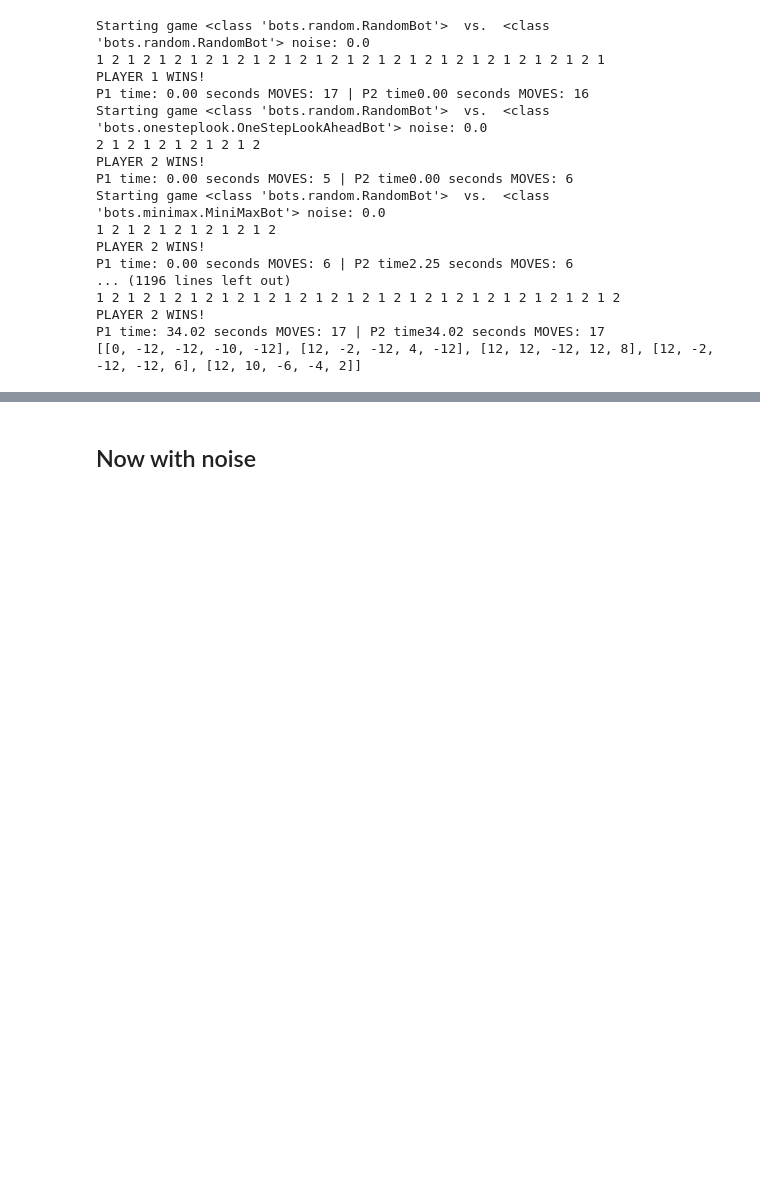
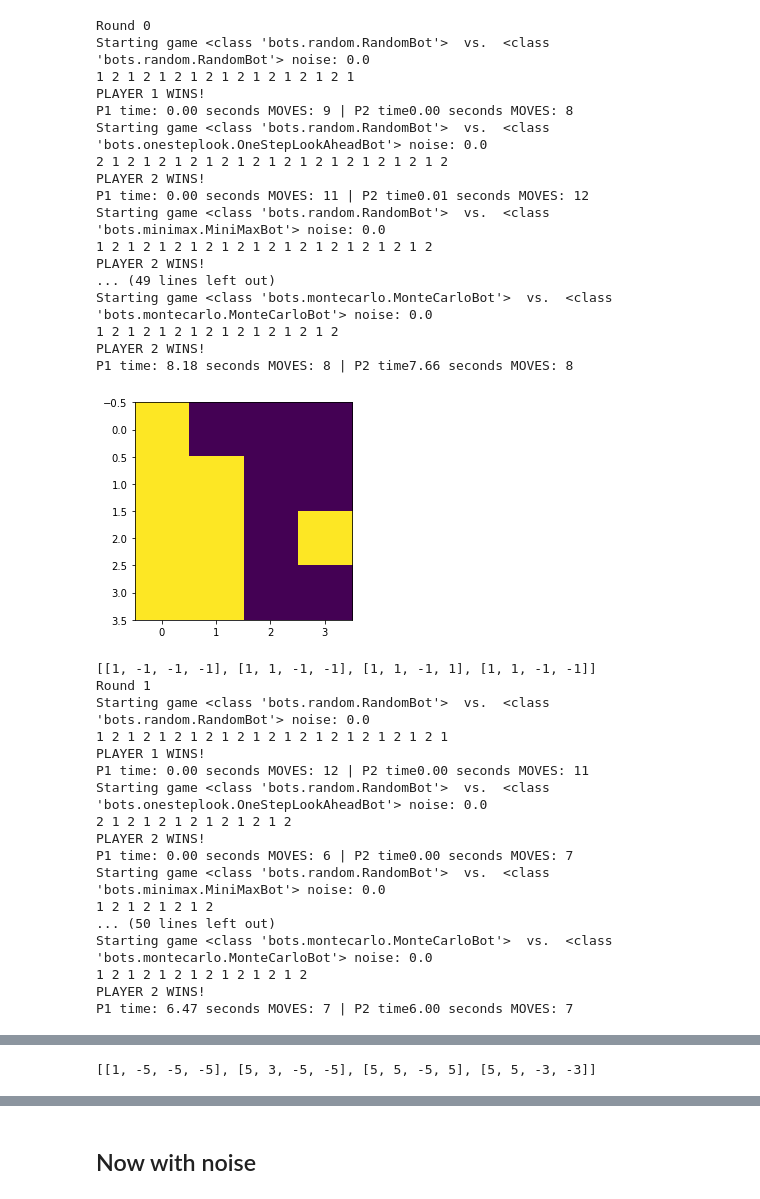
Before and after one commit to boazbk/connect-4-multiagents, a Jupyter notebook: test_bots.ipynb, the cells around one changed output, grey strips where cells are left out. Cells and saved outputs as stored; diff of their text form; code cells hidden in the pictures; blank space fills up the shorter version.

```diff
--- a/test_bots.ipynb
+++ b/test_bots.ipynb
@@ -68,31 +55,53 @@ scores
 # %%
-
+scores = [[0 for i in range(len(bot_map))] for j in range(len(bot_map))]
 for k in range(REPETITIONS):
+    print(f"Round {k}")
     for i,p1class in enumerate(bot_map.values()):
         for j,p2class in enumerate(bot_map.values()):
             p1 = p1class(Board.PLAYER1_PIECE)
             p2 = p2class(Board.PLAYER2_PIECE)
             winner = connect4(p1,p2,False)
             if winner==1:
                 scores[i][j] += 1
             elif winner==2:
                 scores[i][j] -= 1
+    scores_nonoise = np.asarray(scores)/(k+1)
+    plt.imshow(scores_nonoise)
+    plt.show()
     print(scores)
 # %% [output]
+Round 0
 Starting game <class 'bots.random.RandomBot'>  vs.  <class 'bots.random.RandomBot'> noise: 0.0
-1 2 1 2 1 2 1 2 1 2 1 2 1 2 1 2 1 2 1 2 1 2 1 2 1 2 1 2 1 2 1 2 1
+1 2 1 2 1 2 1 2 1 2 1 2 1 2 1 2 1
 PLAYER 1 WINS!
-P1 time: 0.00 seconds MOVES: 17 | P2 time0.00 seconds MOVES: 16
+P1 time: 0.00 seconds MOVES: 9 | P2 time0.00 seconds MOVES: 8
 Starting game <class 'bots.random.RandomBot'>  vs.  <class 'bots.onesteplook.OneStepLookAheadBot'> noise: 0.0
-2 1 2 1 2 1 2 1 2 1 2
+2 1 2 1 2 1 2 1 2 1 2 1 2 1 2 1 2 1 2 1 2 1 2
 PLAYER 2 WINS!
-P1 time: 0.00 seconds MOVES: 5 | P2 time0.00 seconds MOVES: 6
+P1 time: 0.00 seconds MOVES: 11 | P2 time0.01 seconds MOVES: 12
 Starting game <class 'bots.random.RandomBot'>  vs.  <class 'bots.minimax.MiniMaxBot'> noise: 0.0
-1 2 1 2 1 2 1 2 1 2 1 2
+1 2 1 2 1 2 1 2 1 2 1 2 1 2 1 2 1 2 1 2 1 2
 PLAYER 2 WINS!
-P1 time: 0.00 seconds MOVES: 6 | P2 time2.25 seconds MOVES: 6
-... (1196 lines left out)
-1 2 1 2 1 2 1 2 1 2 1 2 1 2 1 2 1 2 1 2 1 2 1 2 1 2 1 2 1 2 1 2 1 2
+... (49 lines left out)
+Starting game <class 'bots.montecarlo.MonteCarloBot'>  vs.  <class 'bots.montecarlo.MonteCarloBot'> noise: 0.0
+1 2 1 2 1 2 1 2 1 2 1 2 1 2 1 2
 PLAYER 2 WINS!
-P1 time: 34.02 seconds MOVES: 17 | P2 time34.02 seconds MOVES: 17
-[[0, -12, -12, -10, -12], [12, -2, -12, 4, -12], [12, 12, -12, 12, 8], [12, -2, -12, -12, 6], [12, 10, -6, -4, 2]]
+P1 time: 8.18 seconds MOVES: 8 | P2 time7.66 seconds MOVES: 8
+[figure, added]
+[[1, -1, -1, -1], [1, 1, -1, -1], [1, 1, -1, 1], [1, 1, -1, -1]]
+Round 1
+Starting game <class 'bots.random.RandomBot'>  vs.  <class 'bots.random.RandomBot'> noise: 0.0
+1 2 1 2 1 2 1 2 1 2 1 2 1 2 1 2 1 2 1 2 1 2 1
+PLAYER 1 WINS!
+P1 time: 0.00 seconds MOVES: 12 | P2 time0.00 seconds MOVES: 11
+Starting game <class 'bots.random.RandomBot'>  vs.  <class 'bots.onesteplook.OneStepLookAheadBot'> noise: 0.0
+2 1 2 1 2 1 2 1 2 1 2 1 2
+PLAYER 2 WINS!
+P1 time: 0.00 seconds MOVES: 6 | P2 time0.00 seconds MOVES: 7
+Starting game <class 'bots.random.RandomBot'>  vs.  <class 'bots.minimax.MiniMaxBot'> noise: 0.0
+1 2 1 2 1 2 1 2
+... (50 lines left out)
+Starting game <class 'bots.montecarlo.MonteCarloBot'>  vs.  <class 'bots.montecarlo.MonteCarloBot'> noise: 0.0
+1 2 1 2 1 2 1 2 1 2 1 2 1 2
+PLAYER 2 WINS!
+P1 time: 6.47 seconds MOVES: 7 | P2 time6.00 seconds MOVES: 7
@@ -99,3 +163,4 @@ P1 time: 34.02 seconds MOVES: 17 | P2 time34.02 seconds MOVES: 17
+[[1, -5, -5, -5], [5, 3, -5, -5], [5, 5, -5, 5], [5, 5, -3, -3]]
 # %%
 scores
 # %% [output]
```
Also changed, not shown: parts of 15 cells of this notebook.
